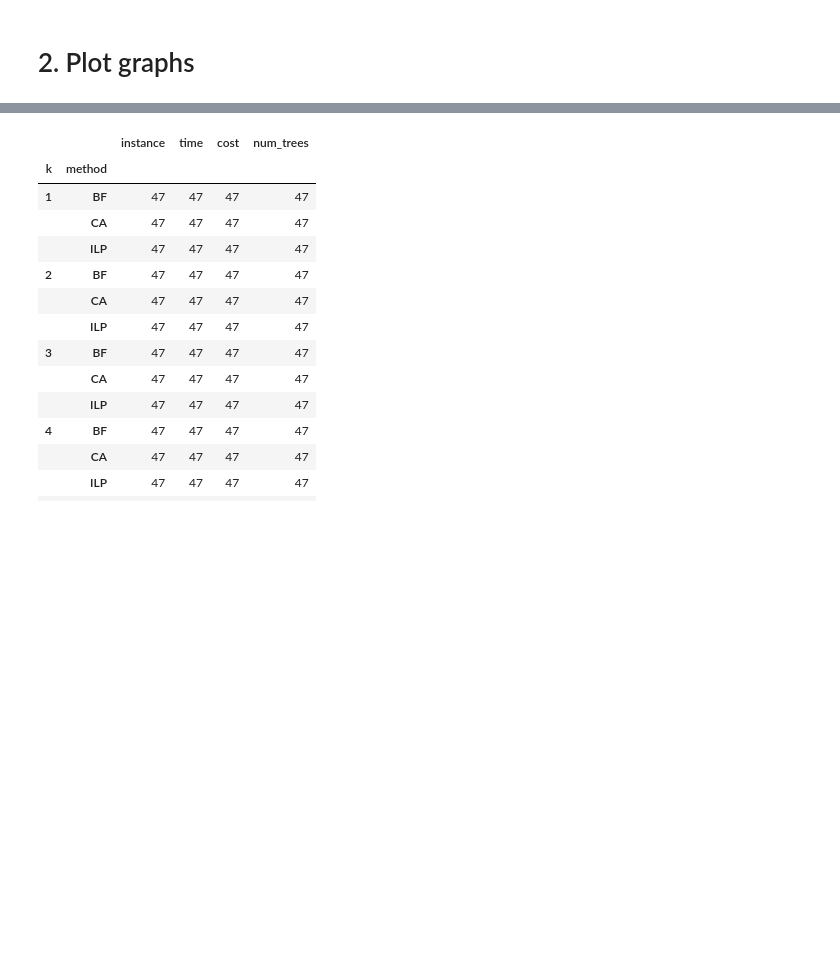
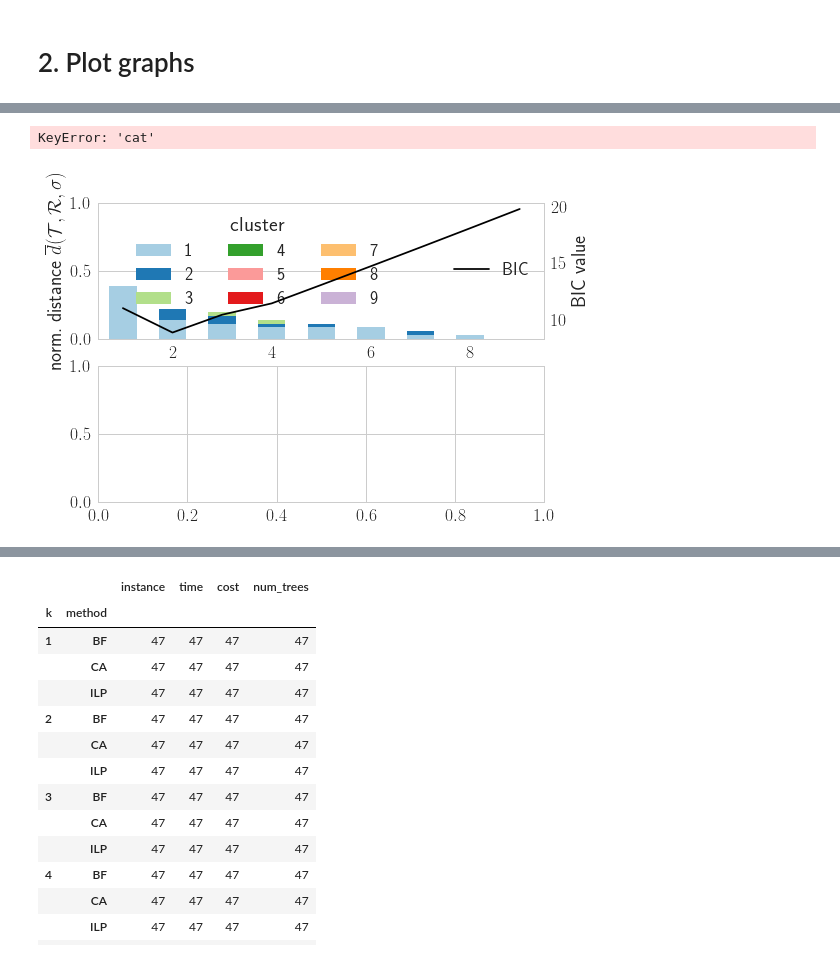
Before and after one commit to elkebir-group/MCT, a Jupyter notebook: analysis.ipynb, the cells around one changed output, grey strips where cells are left out. Drawn from its saved outputs; the diff is of its cells as text; code cells hidden in the pictures; blank space fills up the shorter version.

```diff
--- a/analysis.ipynb
+++ b/analysis.ipynb
@@ -6,6 +6,14 @@ import glob
 import re
 import pandas as pd
 import seaborn as sns
+import matplotlib as mpl
 import matplotlib.pyplot as plt
+import tarfile
+import os
+import numpy as np
+
+sns.set_style('whitegrid')
+mpl.rc('text', usetex=True)
+sns.set_context("notebook", font_scale=1.75)
 # %% [markdown]
 # 1.  Generate results .tsv files
@@ -79,0 +304,18 @@ len(glob.glob(globformat % (2)))
+# %%
+nrRows = 2
+nrCols = 1
+idx = 1
+
+ax = plt.subplot(nrRows, nrCols, idx)
+plot_cost(df_long, plt.gca(), "CA [100 restarts]", "n9_S18_k10")
+idx += 1
+ax = plt.subplot(nrRows, nrCols, idx)
+plot_nr_trees(df_long, plt.gca(), "CA [100 restarts]", "n9_S18_k10")
+idx += 1
+
+plt.gcf().set_size_inches(10, 8)
+plt.tight_layout()
+plt.savefig("BIC.pdf")
+# %% [output]
+KeyError: 'cat'
+[figure, added]
```
Also changed, not shown: parts of 29 cells of this notebook, 3 other files.
